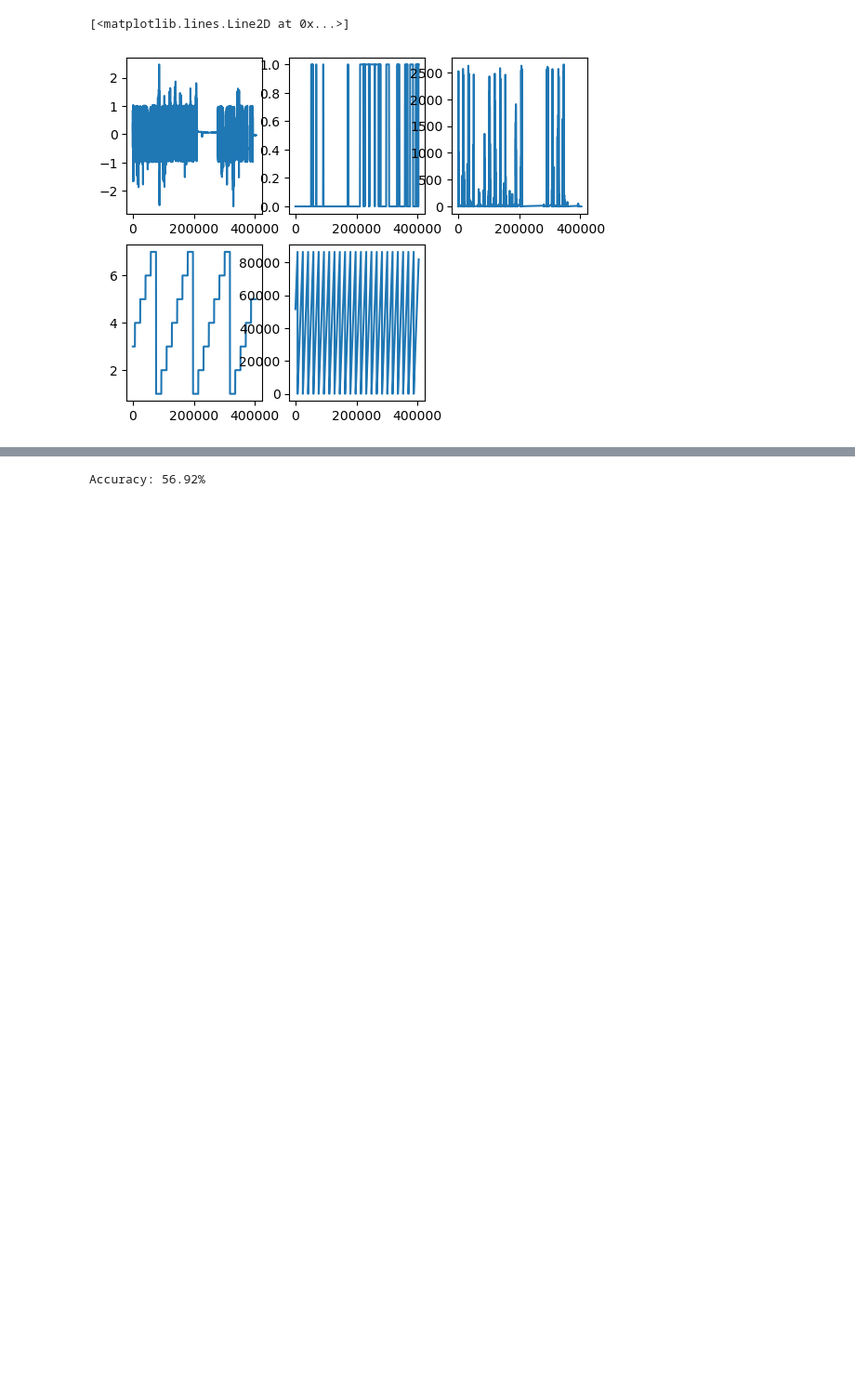
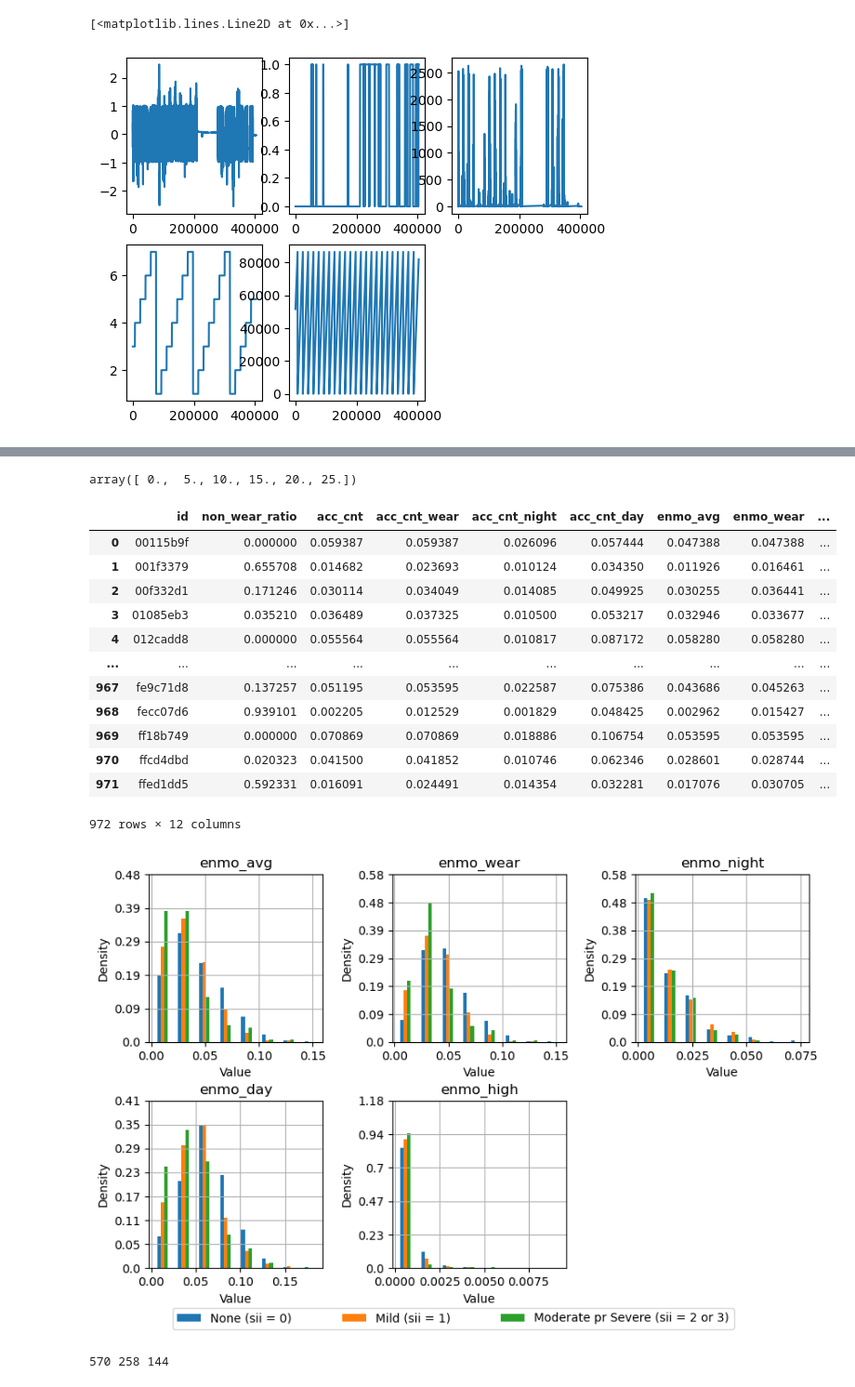
Before and after one commit to UCSDNaNaNa/Project_225A, a Jupyter notebook: visualization.ipynb, the cells around one changed output, grey strips where cells are left out. Shown at 93% size. Cells and saved outputs as stored; diff of their text form; code cells hidden in the pictures; blank space fills up the shorter version.

```diff
--- a/visualization.ipynb
+++ b/visualization.ipynb
@@ -427,19 +323,56 @@ Please also refer to the documentation for alternative solver options:
-# %%
-X = phys_df.drop(columns=['id', 'sii'])
-y = phys_df['sii']
-
-# Step 2: Train-test split
-X_train, X_test, y_train, y_test = train_test_split(X, y, test_size=0.2, random_state=42)
-
-# Step 3: Initialize and train the Logistic Regression model
-model = LogisticRegression(max_iter=20000, random_state=42)
-model.fit(X_train, y_train)
-
-# Step 4: Predict on the test set
-y_pred = model.predict(X_test)
-
-# Step 5: Evaluate the model
-accuracy = accuracy_score(y_test, y_pred)
-print(f"Accuracy: {accuracy * 100:.2f}%")
-# %% [output]
-Accuracy: 56.92%
+# %%
+ytick
+# %% [output]
+array([ 0.,  5., 10., 15., 20., 25.])
+# %%
+phys_df = pd.read_csv('../Project_225A/phy_other_overall.csv')
+display(phys_df)
+df_0 = phys_df[phys_df["sii"] == 0]
+df_1 = phys_df[phys_df["sii"] == 1]
+df_2 = phys_df[phys_df["sii"] >= 2]
+
+plt.figure(figsize=(10, 6))
+for iitem, item in enumerate(["enmo_avg", "enmo_wear", "enmo_night", "enmo_day", "enmo_high"]):
+    plt.subplot(2, 3, iitem + 1)
+    a = plt.hist([df_0[item],  df_1[item],  df_2[item]], density=True, bins=8, rwidth=0.5)
+    ytick = plt.gca().get_yticks()
+    plt.yticks(ytick, [int(val * (a[1][1] - a[1][0]) * 100) / 100 for val in ytick])
+    if iitem == 4:
+        plt.legend(["None (sii = 0)", "Mild (sii = 1)", "Moderate pr Severe (sii = 2 or 3)"], loc='lower center', bbox_to_anchor=(-1.3, -0.4, 3.3, -0.4), mode="expand", ncol=4)
+    plt.xlabel("Value")
+    plt.ylabel("Density")
+    plt.title(item)
+    plt.grid()
+
+plt.subplots_adjust(hspace=0.35, wspace=0.4)
+plt.savefig("../Project_225A/figure/1_phy_histogram_visualization.png")
+plt.show()
+
+plt.figure(figsize=(10, 5))
+for iitem, item in enumerate(["enmo_avg", "enmo_wear", "enmo_night", "enmo_day", "enmo_high"]):
+    mean_val = [np.mean(df[item]) for df in [df_0, df_1, df_2]]
+    plt.subplot(2, 3, iitem + 1)
+    plt.plot(mean_val)
+    plt.title(item)
+    plt.grid()
+    plt.xticks([0, 1, 2], ["None", "Mild", "Moderate \n& Severe"])
+
+plt.subplots_adjust(wspace=0.35, hspace=0.38)
+plt.savefig("../Project_225A/figure/1_phy_average_visualization.png")
+print(len(df_0), len(df_1), len(df_2))
+# %% [output]
+|  | id | non_wear_ratio | acc_cnt | acc_cnt_wear | acc_cnt_night | acc_cnt_day | enmo_avg | enmo_wear | ... |
+| 0 | 00115b9f | 0.000000 | 0.059387 | 0.059387 | 0.026096 | 0.057444 | 0.047388 | 0.047388 | ... |
+| 1 | 001f3379 | 0.655708 | 0.014682 | 0.023693 | 0.010124 | 0.034350 | 0.011926 | 0.016461 | ... |
+| 2 | 00f332d1 | 0.171246 | 0.030114 | 0.034049 | 0.014085 | 0.049925 | 0.030255 | 0.036441 | ... |
+| 3 | 01085eb3 | 0.035210 | 0.036489 | 0.037325 | 0.010500 | 0.053217 | 0.032946 | 0.033677 | ... |
+| 4 | 012cadd8 | 0.000000 | 0.055564 | 0.055564 | 0.010817 | 0.087172 | 0.058280 | 0.058280 | ... |
+| ... | ... | ... | ... | ... | ... | ... | ... | ... | ... |
+| 967 | fe9c71d8 | 0.137257 | 0.051195 | 0.053595 | 0.022587 | 0.075386 | 0.043686 | 0.045263 | ... |
+| 968 | fecc07d6 | 0.939101 | 0.002205 | 0.012529 | 0.001829 | 0.048425 | 0.002962 | 0.015427 | ... |
+| 969 | ff18b749 | 0.000000 | 0.070869 | 0.070869 | 0.018886 | 0.106754 | 0.053595 | 0.053595 | ... |
+| 970 | ffcd4dbd | 0.020323 | 0.041500 | 0.041852 | 0.010746 | 0.062346 | 0.028601 | 0.028744 | ... |
+| 971 | ffed1dd5 | 0.592331 | 0.016091 | 0.024491 | 0.014354 | 0.032281 | 0.017076 | 0.030705 | ... |
+972 rows × 12 columns
+[figure, added]
+570 258 144
```
Also changed, not shown: parts of 17 cells of this notebook, 4 other files.
